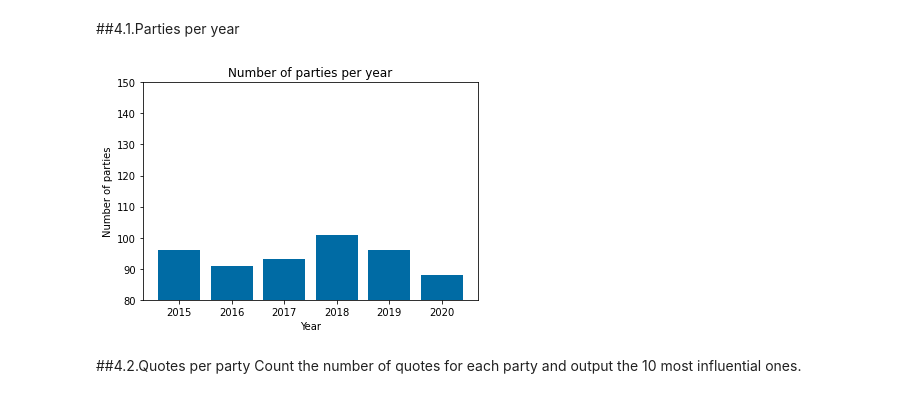
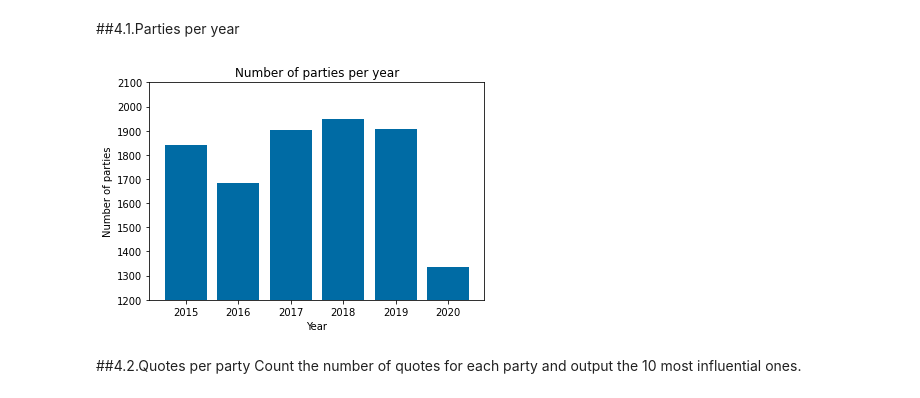
Before and after one commit to epfl-ada/ada-2021-project-acmu, a Jupyter notebook: project_notebook.ipynb, the cells around one changed output. Drawn from its saved outputs; the diff is of its cells as text; code cells hidden in the pictures.

Commit message:
Number of parties per year rectification

```diff
--- a/project_notebook.ipynb
+++ b/project_notebook.ipynb
@@ -144,7 +152,7 @@ COUNTER_STATS = {'quotes_by_date', 'qids_count'}
 SPEAKER_TO_PARTY_PATH_CSV = {year: f"/content/drive/MyDrive/speaker_to_party-{year}.csv" for year in YEARS}
 
 # Path to filtered quotebank dataset (one party per speaker)
-QUOTEBANK_ONE_PARTY = {year: f"/content/drive/MyDrive/Quotebank_sets/quotebank_one_party-{year}.csv" for year in YEARS}
+QUOTEBANK_ONE_PARTY = {year: f"/content/drive/MyDrive/Quotebank_sets/ADA_data/quotebank_one_party-{year}.csv" for year in YEARS}
 
 # Dataset for first analysis
 ARINA_QUTEBANK = {year: f"/content/drive/MyDrive/ADA_Project2/politicians-quotes-{year}.json.bz2" for year in YEARS}
@@ -776,20 +784,20 @@ quotebank_one_party.head()
 # %%
 # Get the number of parties for each year
 nr_parties = []
 plt.style.use('tableau-colorblind10')
 for year in YEARS:
     quotebank_one_party = pd.read_csv(QUOTEBANK_ONE_PARTY[year], index_col=[0])
-    parties = len(set(chain.from_iterable(quotebank_one_party['party_one'].values)))
+    parties = len(quotebank_one_party['party_one'].unique())
     nr_parties.append(parties)
 plt.bar(YEARS, nr_parties)
 plt.xlabel("Year")
 ax = plt.gca()
-ax.set_ylim([80, 150])
+ax.set_ylim([1200, 2100])
 plt.ylabel("Number of parties")
 plt.title("Number of parties per year")
 plt.show()
 # %% [output]
-[figure, old version]
+[figure, new version]
 # %% [markdown]
 ##4.2.Quotes per party
 Count the number of quotes for each party and output the 10 most influential ones.
```
Also changed, not shown: parts of 2 cells of this notebook.
